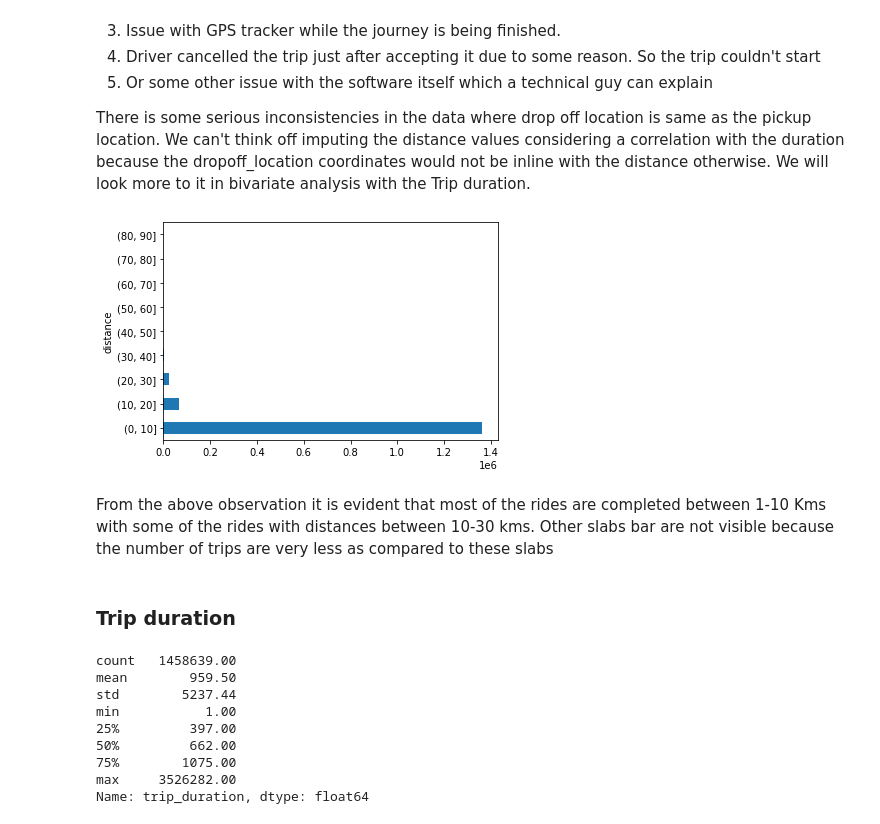
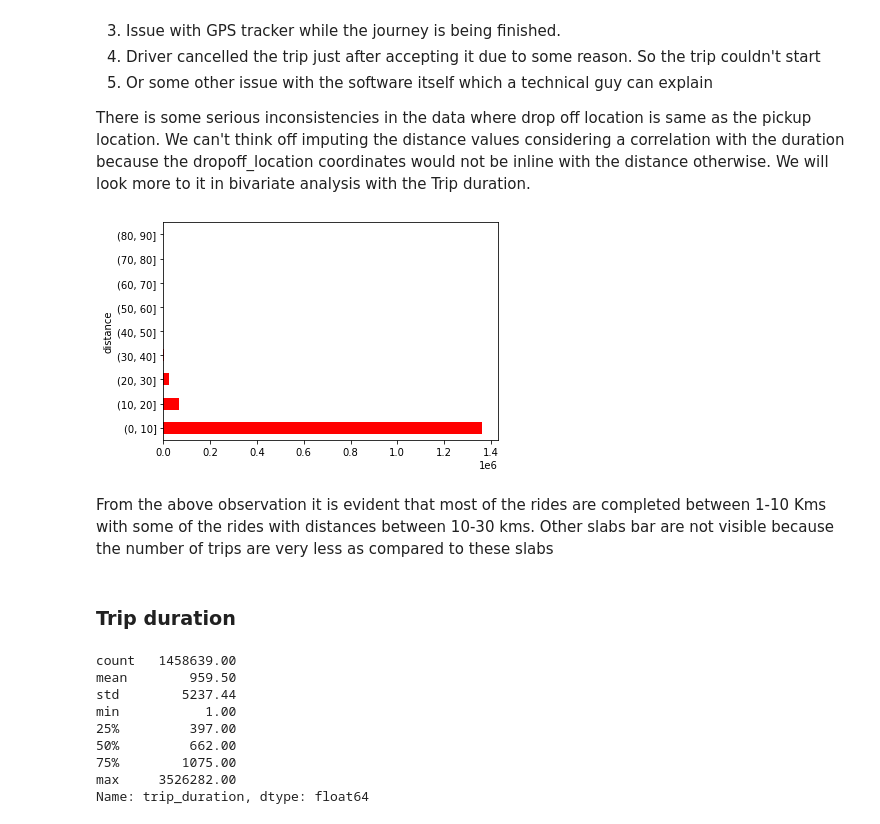
Before and after one commit to harshithgowdakc/NYC-Taxi-Data, a Jupyter notebook: NYC_Taxi_Data.ipynb, the cells around one changed output. Cells and saved outputs as stored; diff of their text form; code cells hidden in the pictures.

Commit message:
Data_modeling_4

```diff
--- a/NYC_Taxi_Data.ipynb
+++ b/NYC_Taxi_Data.ipynb
@@ -308,14 +381,17 @@ Around 6K trip record with distance equal to 0. Below are some possible explanat
 
 There is some serious inconsistencies in the data where drop off location is same as the pickup location. We can't think off imputing the distance values considering a correlation with the duration because the dropoff_location coordinates would not be inline with the distance otherwise. We will look more to it in bivariate analysis with the Trip duration.
 # %%
-data.distance.groupby(pd.cut(data.distance, np.arange(0,100,10))).count().plot(kind='barh')
+# Group the data into bins and plot a horizontal bar chart
+data.distance.groupby(pd.cut(data.distance, np.arange(0, 100, 10))).count().plot(kind='barh', color='red')
+
+# Show the plot
 plt.show()
 # %% [output]
-[figure, old version]
+[figure, new version]
 # %% [markdown]
 From the above observation it is evident that most of the rides are completed between 1-10 Kms with some of the rides with distances between 10-30 kms. Other slabs bar are not visible because the number of trips are very less as compared to these slabs
 # %% [markdown]
-### Trip duration
+### **Trip duration**
 # %%
 data.trip_duration.describe()
 # %% [output]
```
Also changed, not shown: parts of 114 cells of this notebook.
